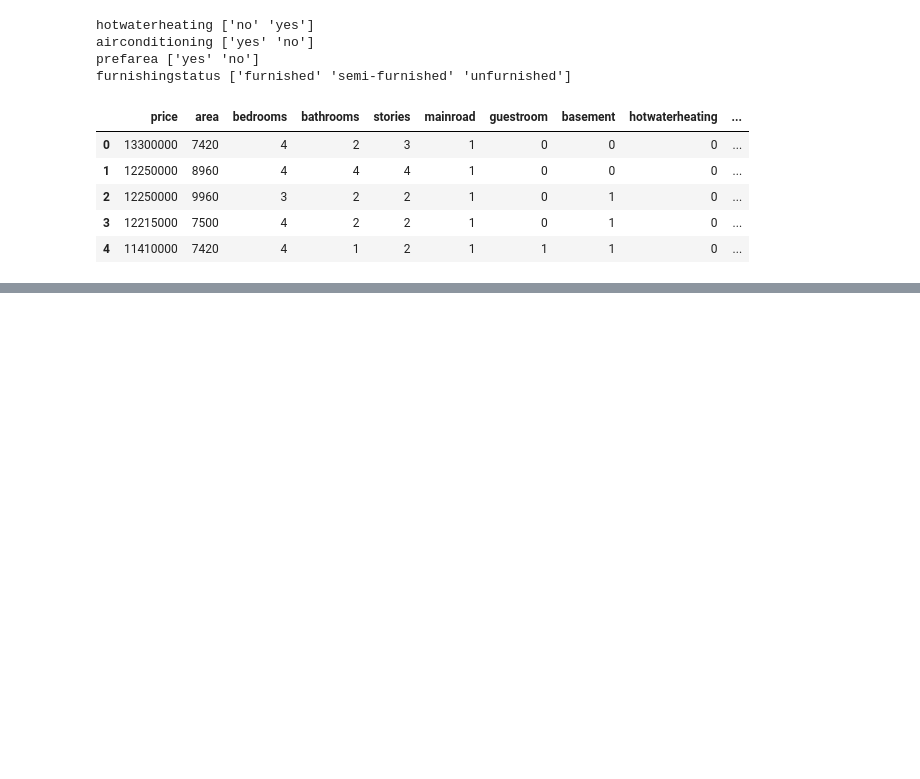
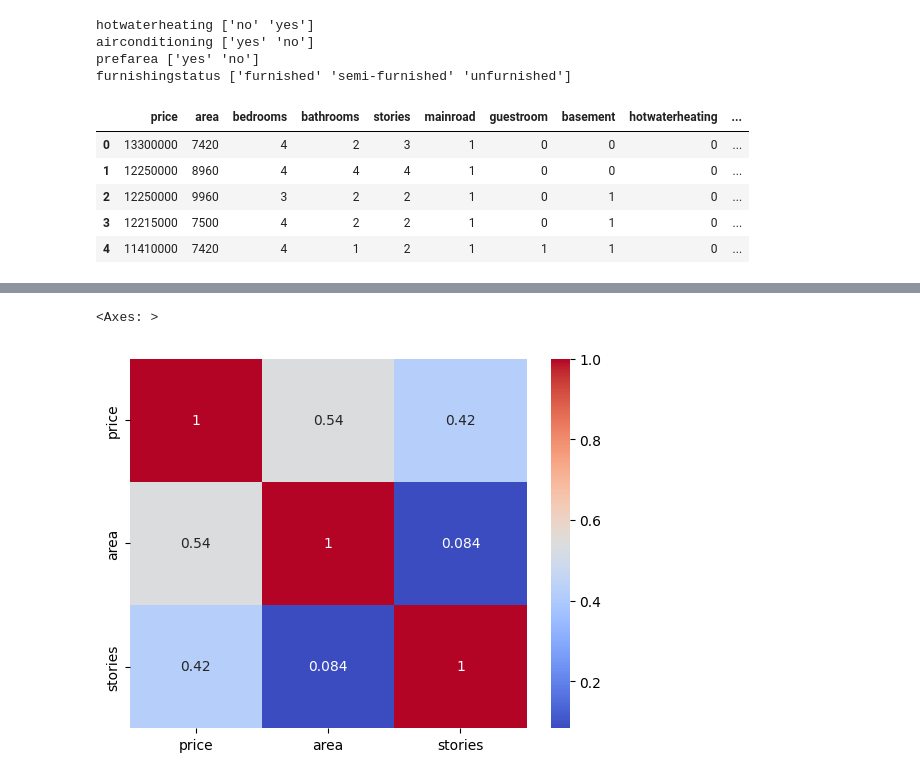
Before and after one commit to infy-dinkar/Machine_learning, a Jupyter notebook: practice/Linear_Regression.ipynb, the cells around one changed output, grey strips where cells are left out. Drawn from its saved outputs; the diff is of its cells as text; code cells hidden in the pictures; blank space fills up the shorter version.

```diff
--- a/practice/Linear_Regression.ipynb
+++ b/practice/Linear_Regression.ipynb
@@ -152,0 +206,28 @@ df.head()
+# %%
+
+
+# Calculate IQR for 'area'
+q1 = df['area'].quantile(0.25)
+q3 = df['area'].quantile(0.75)
+iqr = q3 - q1
+lower_bound = q1 - 1.5 * iqr
+upper_bound = q3 + 1.5 * iqr
+
+# Calculate mean of 'area' excluding outliers
+filtered_area = df[(df['area'] >= lower_bound) & (df['area'] <= upper_bound)]['area']
+mean_area = filtered_area.mean()
+
+# Replace outliers with mean_area
+def replace_outliers(val):
+    if val < lower_bound or val > upper_bound:
+        return mean_area
+    else:
+        return val
+
+df['area_cleaned'] = df['area'].apply(replace_outliers)
+# %%
+corr=df[['price','area','stories']].corr()
+sns.heatmap(corr,annot=True,cmap='coolwarm')
+# %% [output]
+<Axes: >
+[figure, added]
```
Also changed, not shown: parts of 7 cells of this notebook.
